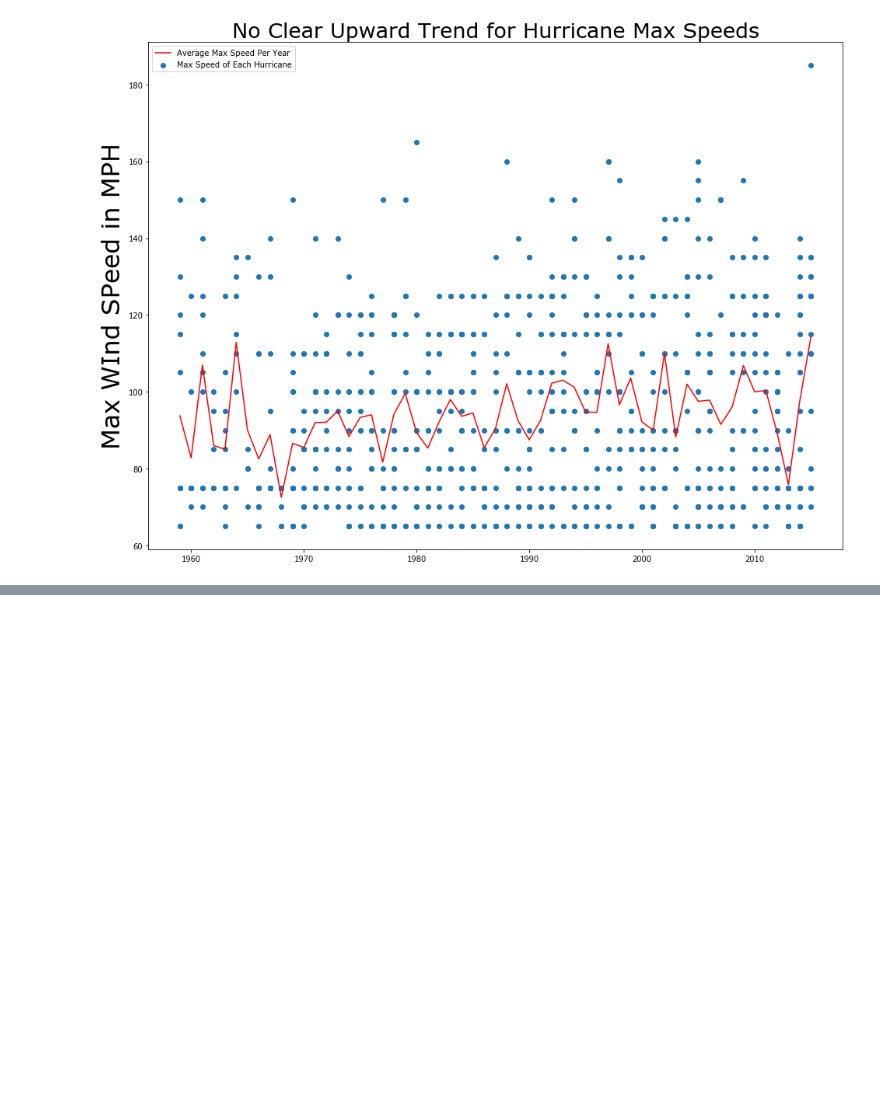
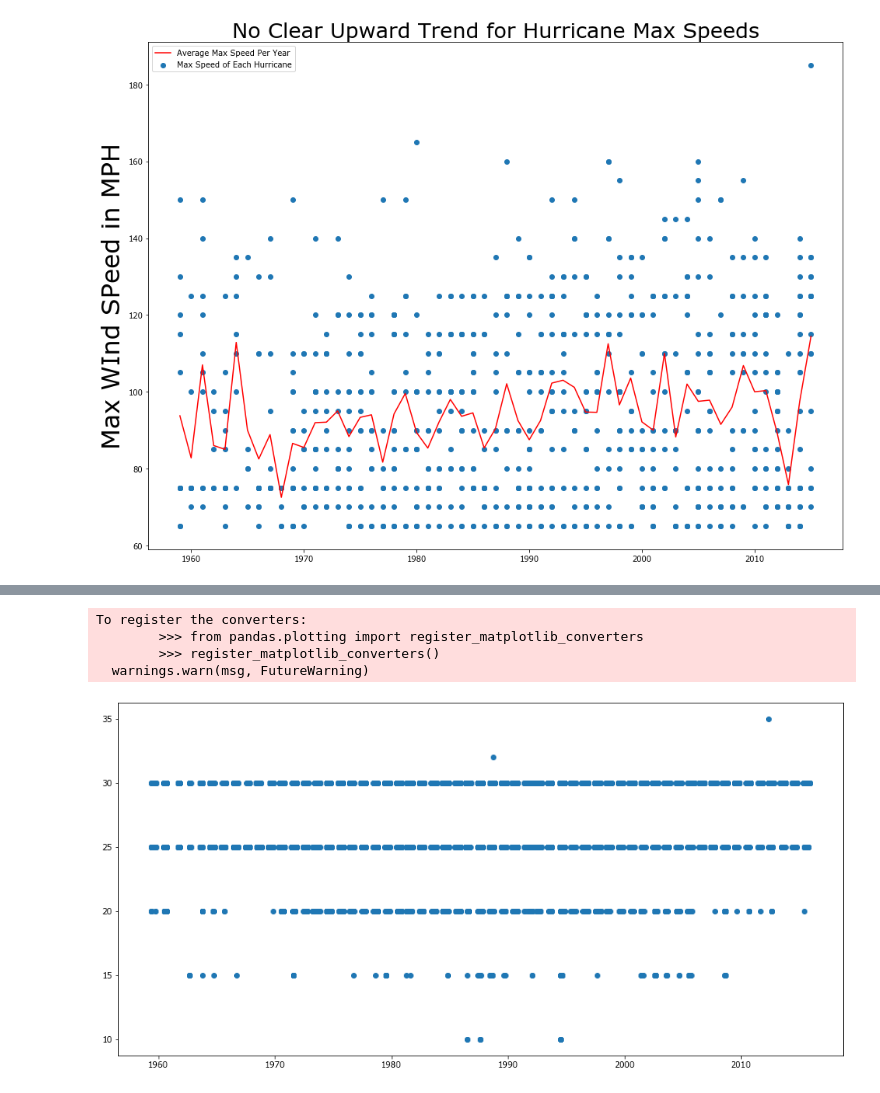
Before and after one commit to nmwhitehead/Storms, a Jupyter notebook: Storms.ipynb, the cells around one changed output, grey strips where cells are left out. Saved outputs shown, nothing was run; the diff lists cells and outputs as text; code cells hidden in the pictures; blank space fills up the shorter version.

```diff
--- a/Storms.ipynb
+++ b/Storms.ipynb
@@ -147,0 +207,3 @@ plt.legend();
+# %%
+# Let's make another DataFrame
+all_tornados = all_storms[all_storms.Status == 'TD']
@@ -147,0 +219,10 @@ plt.legend();
+# %%
+plt.figure(figsize=(16,8))
+
+plt.scatter(all_tornados.Datetime, all_tornados['Maximum Wind']);
+# %% [output]
+To register the converters:
+        >>> from pandas.plotting import register_matplotlib_converters
+        >>> register_matplotlib_converters()
+  warnings.warn(msg, FutureWarning)
+[figure, added]
```
Also changed, not shown: parts of 23 cells of this notebook.
